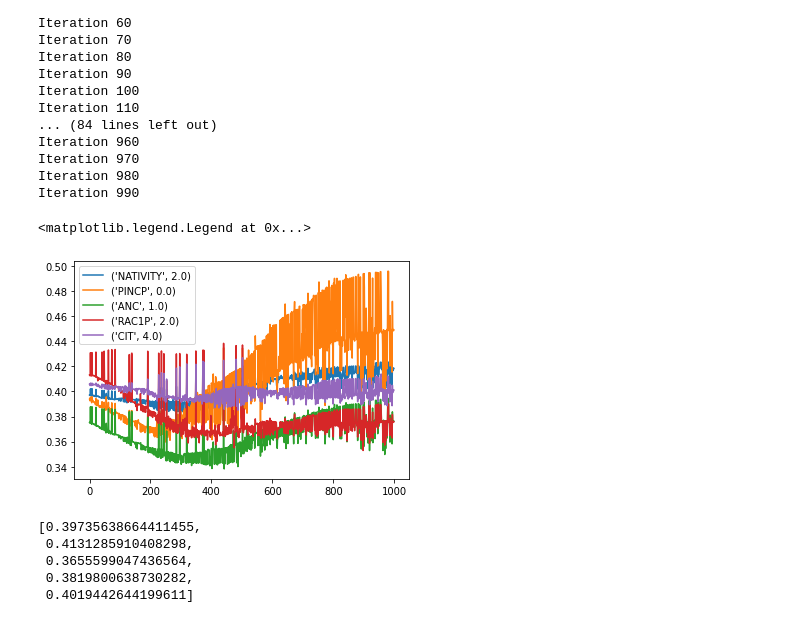
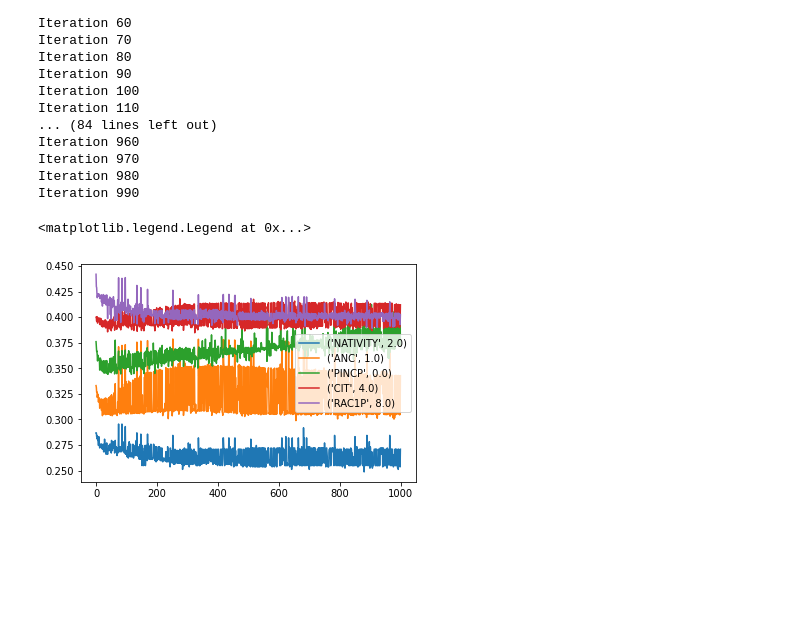
Before and after one commit to rohangpta/minimax-fairness, a Jupyter notebook: experiments.ipynb, the cells around one changed output. Cells and saved outputs as stored; diff of their text form; code cells hidden in the pictures; blank space fills up the shorter version.

```diff
--- a/experiments.ipynb
+++ b/experiments.ipynb
@@ -73,5 +92,6 @@ def G_(model, x, y, n):
 # %%
-from sklearn.linear_model import LinearRegression, SGDClassifier, LogisticRegression
+from sklearn.linear_model import LinearRegression, LogisticRegression
+from sklearn.ensemble import GradientBoostingClassifier
 from sklearn.metrics import log_loss
 
 def LinReg(X, y, wts):
@@ -79,8 +99,8 @@ def LinReg(X, y, wts):
     reg.fit(X, y, sample_weight=wts)
     return reg
 
-def SGD(X, y, wts):
-    reg = SGDClassifier(alpha=0.01, max_iter=200)
+def GBT(X, y, wts):
+    reg = GradientBoostingClassifier(max_depth=3)
     reg.fit(X, y, sample_weight=wts)
     return reg
 
@@ -122,2 +144,4 @@ def test(H, X, y, G, L, eps):
 # %%
-X_ = X.to_numpy()
+model = GBT(X_, y, None)
+G, groups = G_(model, X, y, 5)
+G = remove_intersect(G)
@@ -124,30 +150,26 @@ X_ = X.to_numpy()
 # %%
 
 # Number of iterations
-T = 1000
+T = 400
 L = log_loss
-
-model = LinearRegression().fit(X_, y)
-G = G_(model, X, y, 5)
-k = len(G)
 
 def MinimaxFair(X, y, G, L, T, H_, lr=None):
     H = [None for _ in range(T)]
     N = len(y)
     K = len(G)
-    lr = lr if lr else min(np.log(N) / T, 0.01)
     weights = np.ones(N) / N
     overall_errs = []
 
-    for t in range(T):
+    for t in range(1, T+1):
+        lr = 1 / np.sqrt(t)
         h_t = H_(X, y, weights)
-        H[t] = h_t
+        H[t-1] = h_t
         errs = [None for _ in range(K)]
         for k in range(K):
             err = eps_k(h_t, sklearn.metrics.zero_one_loss, *filter_grp(X, y, G[k]))
             weights = weights_updater(lr, err, weights, G[k])
             errs[k] = err
         overall_errs.append(errs)
-        if t % 10 == 0:
-            print(f"Iteration {t}")
+        if (t-1) % 10 == 0:
+            print(f"Iteration {t-1}")
     return H, overall_errs
@@ -207,15 +234,21 @@ Iteration 980
 Iteration 990
 # %%
 plt.plot(np.array(errs_3))
-plt.legend([('NATIVITY', 2.0), ('PINCP', 0.0), ('ANC', 1.0), ('RAC1P', 2.0), ('CIT', 4.0)])
+plt.legend(groups)
 # %% [output]
 <matplotlib.legend.Legend at 0x...>
-[figure, old version]
+[figure, new version]
 # %%
-test(H_bar_3, X_, y, G, sklearn.metrics.zero_one_loss, partial(eps_k_rand, round=False))
+g1, g_1 = G_(LinReg(X_, y, None), X, y, 5)
+g2, g_2 = G_(LogReg(X_, y, None), X, y, 5)
+
+f = lambda x: str(x[0]) + ": " + str(x[1])
+
+g_1 = list(map(f, g_1))
+g_2 = list(map(f, g_2))
+g1 = remove_intersect(g1)
+g2 = remove_intersect(g2)
+
+
+errors = test(H_bar, X_, y, g1, sklearn.metrics.zero_one_loss, partial(eps_k_rand, round=True))
+errors2 = test(H_bar_3, X_, y, g2, sklearn.metrics.zero_one_loss, partial(eps_k_rand, round=False))
-# %% [output]
-[0.39735638664411455,
- 0.4131285910408298,
- 0.3655599047436564,
- 0.3819800638730282,
- 0.4019442644199611]
```
Also changed, not shown: parts of 15 cells of this notebook, 1 other file.
